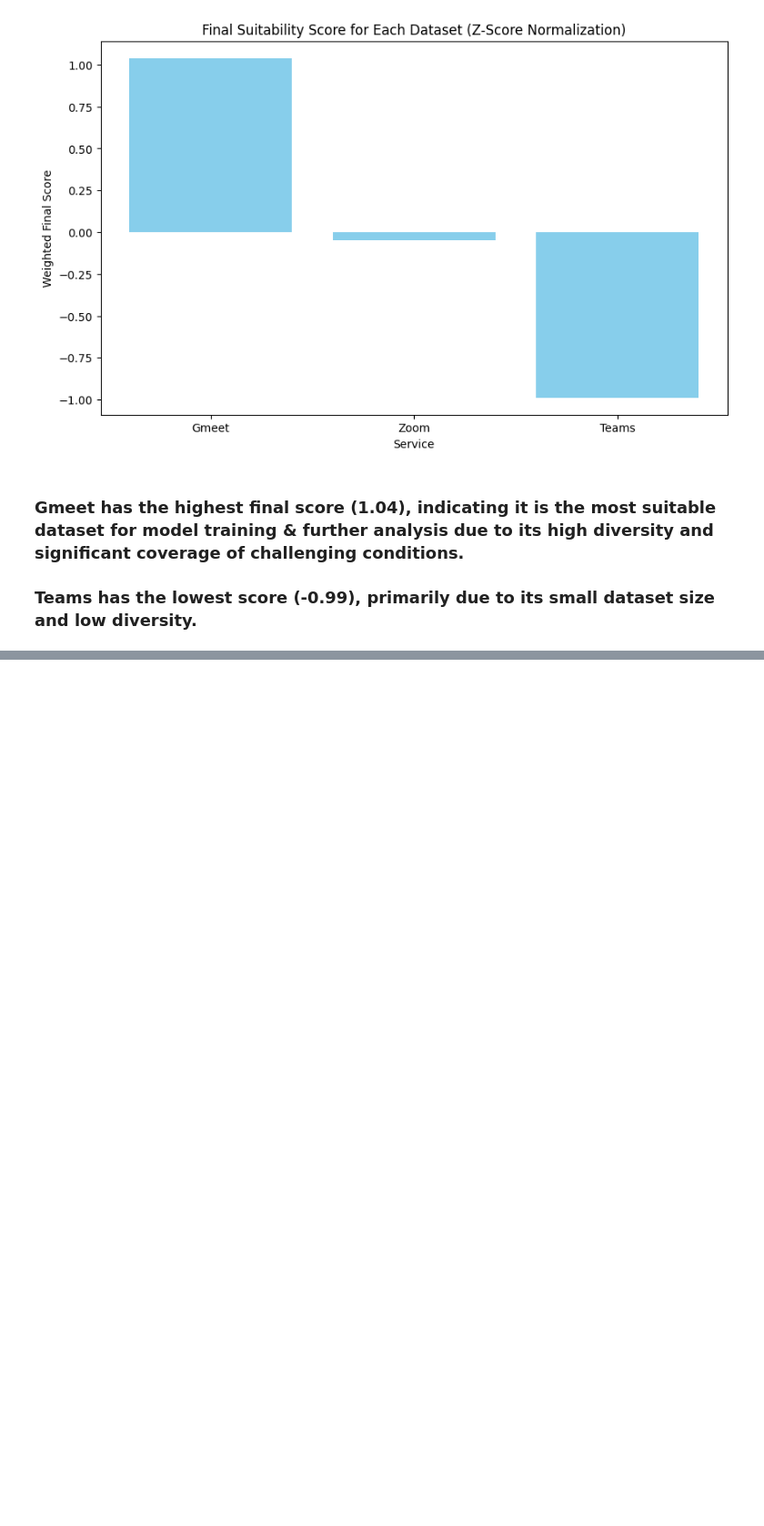
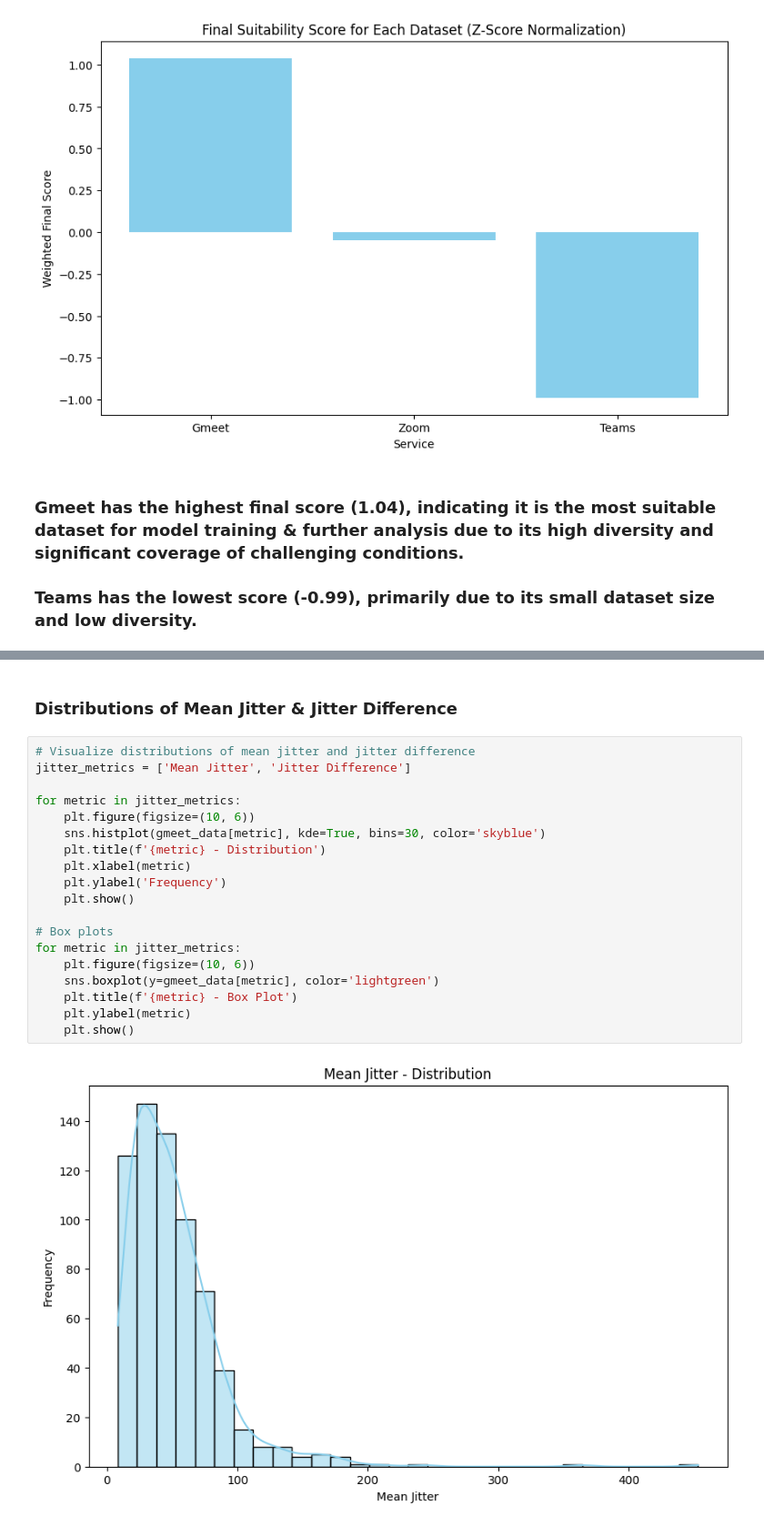
Before and after one commit to burikyali/burikyali, a Jupyter notebook: ml-video-conferencing-analysis.ipynb, the cells around one changed output, grey strips where cells are left out. Shown at 91% size. Cells and saved outputs as stored; diff of their text form; blank space fills up the shorter version.

```diff
--- a/ml-video-conferencing-analysis.ipynb
+++ b/ml-video-conferencing-analysis.ipynb
@@ -937,0 +1029,23 @@ Dataset Suitability Rankings (Weighted - Z-Score):
+# %% [markdown]
+### Distributions of Mean Jitter & Jitter Difference
+# %%
+# Visualize distributions of mean jitter and jitter difference
+jitter_metrics = ['Mean Jitter', 'Jitter Difference']
+
+for metric in jitter_metrics:
+    plt.figure(figsize=(10, 6))
+    sns.histplot(gmeet_data[metric], kde=True, bins=30, color='skyblue')
+    plt.title(f'{metric} - Distribution')
+    plt.xlabel(metric)
+    plt.ylabel('Frequency')
+    plt.show()
+
+# Box plots
+for metric in jitter_metrics:
+    plt.figure(figsize=(10, 6))
+    sns.boxplot(y=gmeet_data[metric], color='lightgreen')
+    plt.title(f'{metric} - Box Plot')
+    plt.ylabel(metric)
+    plt.show()
+# %% [output]
+[figure, added]
```
Also changed, not shown: parts of 24 cells of this notebook.
